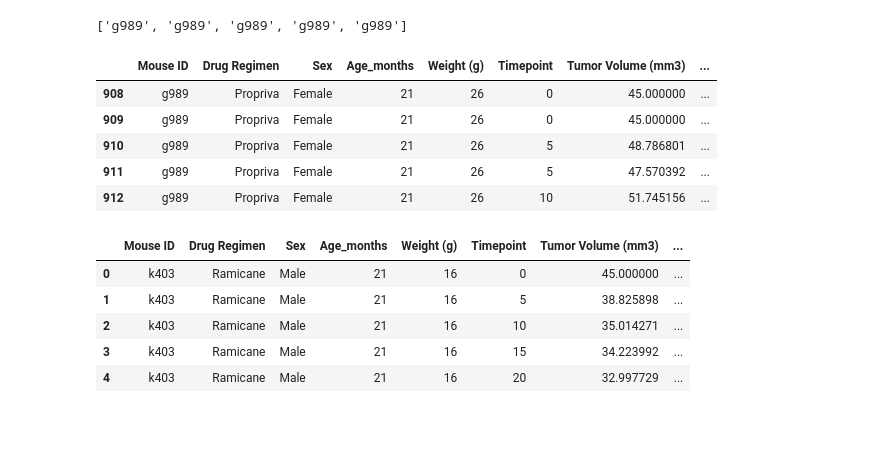
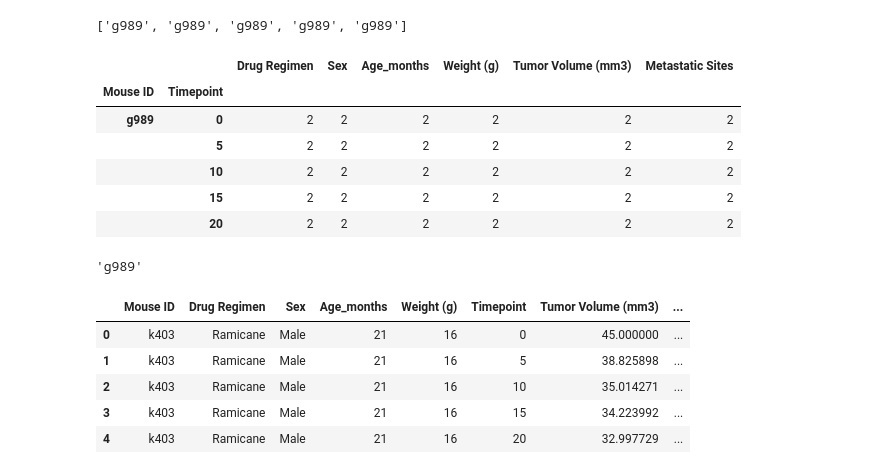
Before and after one commit to radioactivearm/matplotlib-challenge, a Jupyter notebook: Pymaceuticals/pymaceuticals_main.ipynb, the cells around one changed output. Cells and saved outputs as stored; diff of their text form; code cells hidden in the pictures; blank space fills up the shorter version.

```diff
--- a/Pymaceuticals/pymaceuticals_main.ipynb
+++ b/Pymaceuticals/pymaceuticals_main.ipynb
@@ -55,13 +72,23 @@ mouse_id
 # %% [output]
 ['g989', 'g989', 'g989', 'g989', 'g989']
-# %%
-#look at that. there are a bunch of repeated values in there.
-mice_study.loc[mice_study['Mouse ID'] == 'g989', :].head()
-# %% [output]
-|  | Mouse ID | Drug Regimen | Sex | Age_months | Weight (g) | Timepoint | Tumor Volume (mm3) | ... |
-| 908 | g989 | Propriva | Female | 21 | 26 | 0 | 45.000000 | ... |
-| 909 | g989 | Propriva | Female | 21 | 26 | 0 | 45.000000 | ... |
-| 910 | g989 | Propriva | Female | 21 | 26 | 5 | 48.786801 | ... |
-| 911 | g989 | Propriva | Female | 21 | 26 | 5 | 47.570392 | ... |
-| 912 | g989 | Propriva | Female | 21 | 26 | 10 | 51.745156 | ... |
+# %%
+# trying another method because mine is strange (Alyssa K gave me the spring board of a
+# groupby two things on a slack thread)
+micems = mice_study.groupby(['Mouse ID','Timepoint'])
+meese_id = micems.count().loc[micems['Timepoint'].count() > 1, :]
+meese_id
+# wow that works alot better
+# %% [output]
+|  |  | Drug Regimen | Sex | Age_months | Weight (g) | Tumor Volume (mm3) | Metastatic Sites |
+| Mouse ID | Timepoint |  |  |  |  |  |  |
+| g989 | 0 | 2 | 2 | 2 | 2 | 2 | 2 |
+|  | 5 | 2 | 2 | 2 | 2 | 2 | 2 |
+|  | 10 | 2 | 2 | 2 | 2 | 2 | 2 |
+|  | 15 | 2 | 2 | 2 | 2 | 2 | 2 |
+|  | 20 | 2 | 2 | 2 | 2 | 2 | 2 |
+# %%
+unclean_mouse_id = meese_id.index[0][0]
+unclean_mouse_id
+# %% [output]
+'g989'
 # %%
```
Also changed, not shown: parts of 13 cells of this notebook.
